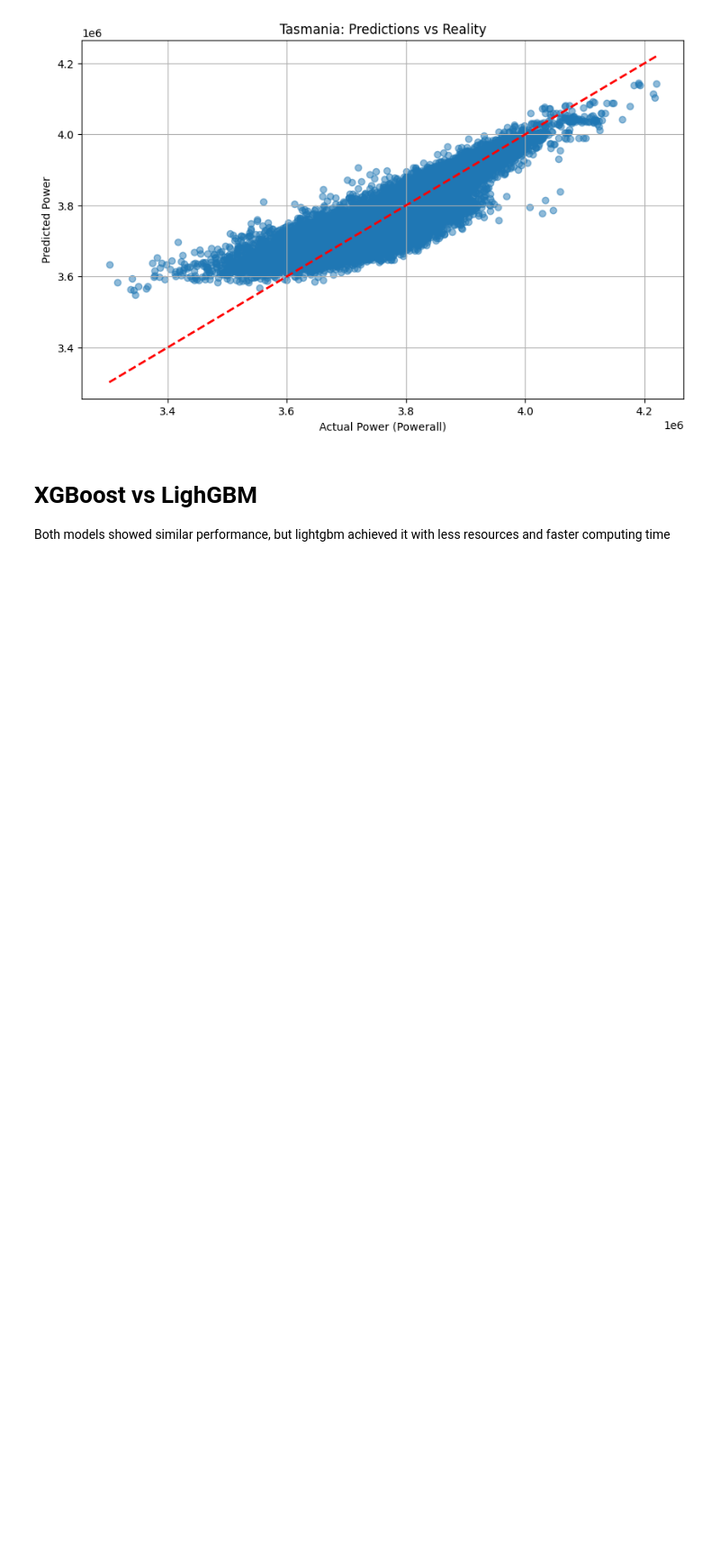
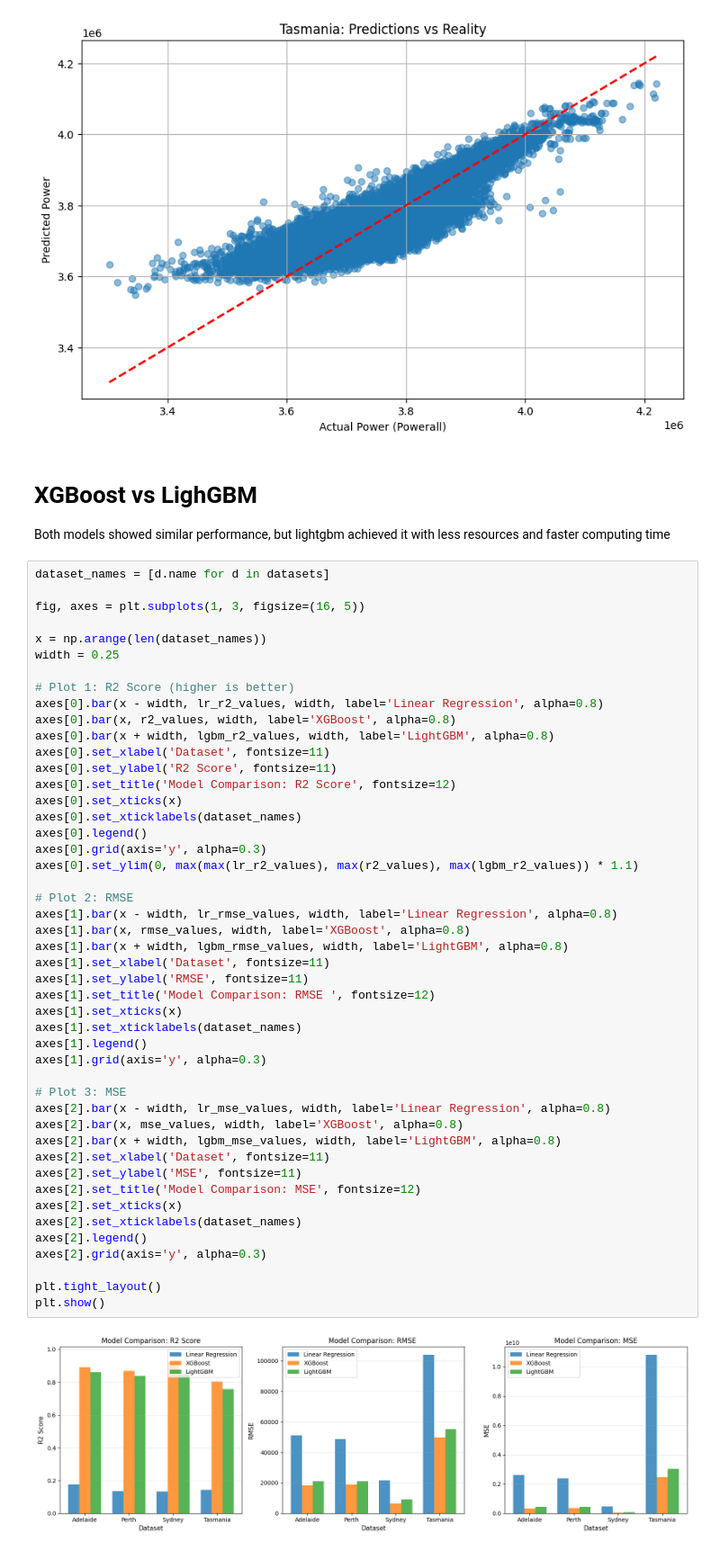
Before and after one commit to vect000r/datascience, a Jupyter notebook: WEC/WEC.ipynb, the cells around one changed output. Shown at 90% size. Cells and saved outputs as stored; diff of their text form; blank space fills up the shorter version.

Commit message:
feat: added three model comparison charts

```diff
--- a/WEC/WEC.ipynb
+++ b/WEC/WEC.ipynb
@@ -504,3 +502,52 @@ for i, dataset in enumerate(datasets):
 # XGBoost vs LighGBM
 
 Both models showed similar performance, but lightgbm achieved it with less resources and faster computing time
+# %%
+dataset_names = [d.name for d in datasets]
+
+fig, axes = plt.subplots(1, 3, figsize=(16, 5))
+
+x = np.arange(len(dataset_names))
+width = 0.25
+
+# Plot 1: R2 Score (higher is better)
+axes[0].bar(x - width, lr_r2_values, width, label='Linear Regression', alpha=0.8)
+axes[0].bar(x, r2_values, width, label='XGBoost', alpha=0.8)
+axes[0].bar(x + width, lgbm_r2_values, width, label='LightGBM', alpha=0.8)
+axes[0].set_xlabel('Dataset', fontsize=11)
+axes[0].set_ylabel('R2 Score', fontsize=11)
+axes[0].set_title('Model Comparison: R2 Score', fontsize=12)
+axes[0].set_xticks(x)
+axes[0].set_xticklabels(dataset_names)
+axes[0].legend()
+axes[0].grid(axis='y', alpha=0.3)
+axes[0].set_ylim(0, max(max(lr_r2_values), max(r2_values), max(lgbm_r2_values)) * 1.1)
+
+# Plot 2: RMSE
+axes[1].bar(x - width, lr_rmse_values, width, label='Linear Regression', alpha=0.8)
+axes[1].bar(x, rmse_values, width, label='XGBoost', alpha=0.8)
+axes[1].bar(x + width, lgbm_rmse_values, width, label='LightGBM', alpha=0.8)
+axes[1].set_xlabel('Dataset', fontsize=11)
+axes[1].set_ylabel('RMSE', fontsize=11)
+axes[1].set_title('Model Comparison: RMSE ', fontsize=12)
+axes[1].set_xticks(x)
+axes[1].set_xticklabels(dataset_names)
+axes[1].legend()
+axes[1].grid(axis='y', alpha=0.3)
+
+# Plot 3: MSE
+axes[2].bar(x - width, lr_mse_values, width, label='Linear Regression', alpha=0.8)
+axes[2].bar(x, mse_values, width, label='XGBoost', alpha=0.8)
+axes[2].bar(x + width, lgbm_mse_values, width, label='LightGBM', alpha=0.8)
+axes[2].set_xlabel('Dataset', fontsize=11)
+axes[2].set_ylabel('MSE', fontsize=11)
+axes[2].set_title('Model Comparison: MSE', fontsize=12)
+axes[2].set_xticks(x)
+axes[2].set_xticklabels(dataset_names)
+axes[2].legend()
+axes[2].grid(axis='y', alpha=0.3)
+
+plt.tight_layout()
+plt.show()
+# %% [output]
+[figure, added]
```
Also changed, not shown: parts of 5 cells of this notebook.
